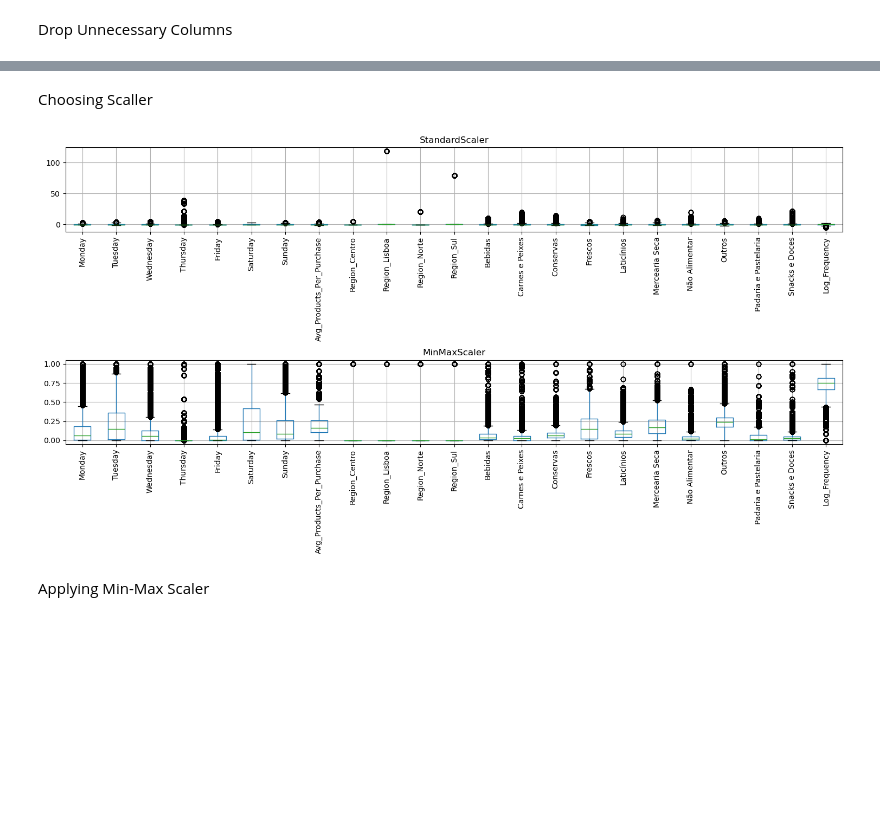
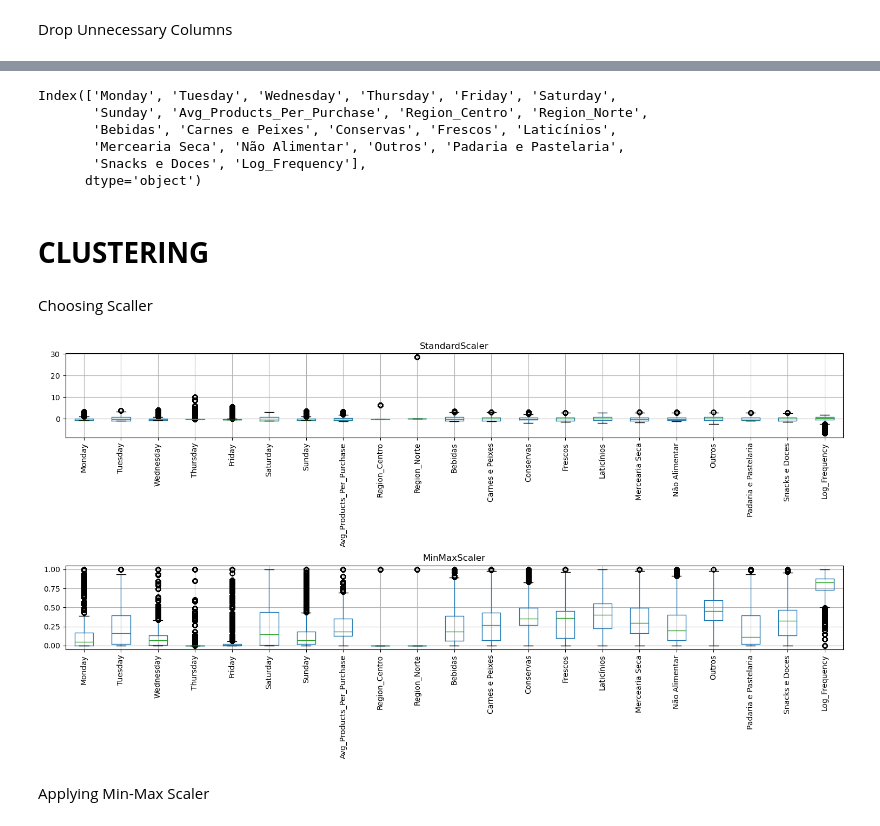
Before and after one commit to gugaaa1904/BC, a Jupyter notebook: Case 3.ipynb, the cells around one changed output, grey strips where cells are left out. Saved outputs shown, nothing was run; the diff lists cells and outputs as text; code cells hidden in the pictures; blank space fills up the shorter version.

```diff
--- a/Case 3.ipynb
+++ b/Case 3.ipynb
@@ -559,0 +592,11 @@ Outliers Check
+# %%
+def remove_outliers_iqr(df, column):
+    Q1 = df[column].quantile(0.25)
+    Q3 = df[column].quantile(0.75)
+    IQR = Q3 - Q1
+    lower = Q1 - 1.5 * IQR
+    upper = Q3 + 1.5 * IQR
+    return df[(df[column] >= lower) & (df[column] <= upper)]
+
+for col in numeric_cols:
+    test_data = remove_outliers_iqr(test_data, col)
@@ -616,9 +692,12 @@ plt.show()
 # %% [markdown]
 Drop Unnecessary Columns
 # %%
-cols_to_drop = ['Date', 'ID Product', 'YearMonth', 'ZIP Code', 'ID Client Type',
-                'Product Description', 'ID Product Category', 'Recency', 'Monetary', 'Frequency',
-                'Weekday', 'YearWeek', 'Region', 'Macro_Category',
-                'Log_Recency', 'Log_Monetary', 'Avg_Products_Per_Week', 'Region_Porto']
+cols_to_drop = [
+    'Date', 'ID Product', 'YearMonth', 'ZIP Code', 'ID Client Type',
+    'Product Description', 'ID Product Category', 'Recency', 'Monetary', 'Frequency',
+    'Weekday', 'YearWeek', 'Region', 'Macro_Category',
+    'Log_Recency', 'Log_Monetary', 'Avg_Products_Per_Week',
+    'Region_Porto', 'Region_Lisboa', 'Region_Sul'
+]
 
 test_data = test_data.drop(columns=cols_to_drop)
@@ -635,31 +724,38 @@ Index(['Client ID', 'Monday', 'Tuesday', 'Wednesday', 'Thursday', 'Friday',
+# %%
+data = test_data
+data.columns
+# %% [output]
+Index(['Monday', 'Tuesday', 'Wednesday', 'Thursday', 'Friday', 'Saturday',
+       'Sunday', 'Avg_Products_Per_Purchase', 'Region_Centro', 'Region_Norte',
+       'Bebidas', 'Carnes e Peixes', 'Conservas', 'Frescos', 'Laticínios',
+       'Mercearia Seca', 'Não Alimentar', 'Outros', 'Padaria e Pastelaria',
+       'Snacks e Doces', 'Log_Frequency'],
+      dtype='object')
+# %% [markdown]
+# **CLUSTERING**
 # %% [markdown]
 Choosing Scaller
 # %%
-from sklearn.preprocessing import StandardScaler, MinMaxScaler
-import matplotlib.pyplot as plt
-
-features_to_scale = test_data.drop(columns=['Client ID'])
-
 standard_scaler = StandardScaler()
-standard_scaled = standard_scaler.fit_transform(features_to_scale)
-standard_scaled_df = pd.DataFrame(standard_scaled, columns=features_to_scale.columns)
+standard_scaled = standard_scaler.fit_transform(data)
+standard_scaled_df = pd.DataFrame(standard_scaled, columns=data.columns)
 
 minmax_scaler = MinMaxScaler()
-minmax_scaled = minmax_scaler.fit_transform(features_to_scale)
-minmax_scaled_df = pd.DataFrame(minmax_scaled, columns=features_to_scale.columns)
+minmax_scaled = minmax_scaler.fit_transform(data)
+minmax_scaled_df = pd.DataFrame(minmax_scaled, columns=data.columns)
 
 fig, axes = plt.subplots(2, 1, figsize=(15, 8))
 
 standard_scaled_df.boxplot(ax=axes[0], rot=90)
 axes[0].set_title('StandardScaler')
 
 minmax_scaled_df.boxplot(ax=axes[1], rot=90)
 axes[1].set_title('MinMaxScaler')
 
 plt.tight_layout()
 plt.show()
 # %% [output]
-[figure, old version]
+[figure, new version]
 # %% [markdown]
 Applying Min-Max Scaler
 # %%
```
Also changed, not shown: parts of 23 cells of this notebook, 1 other file.
